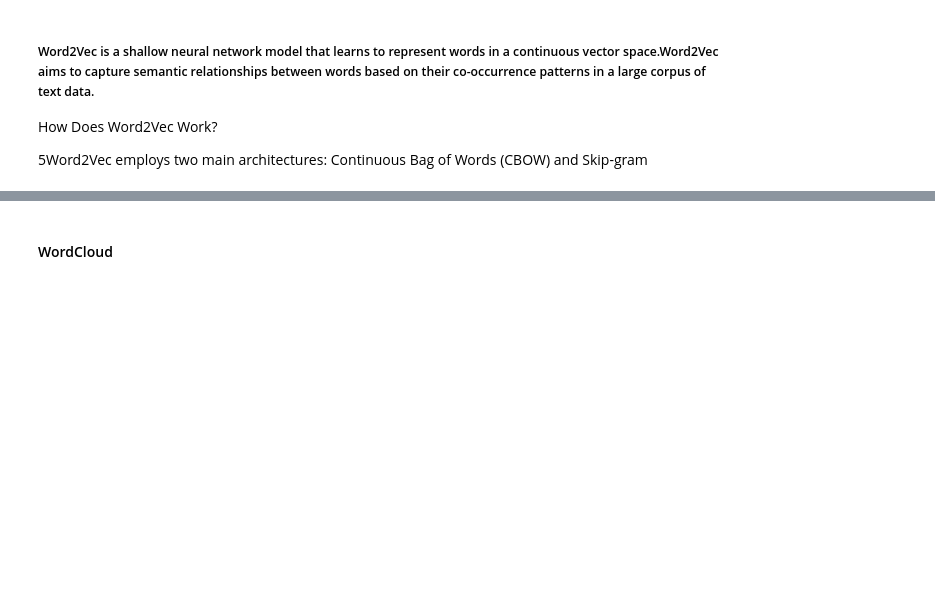
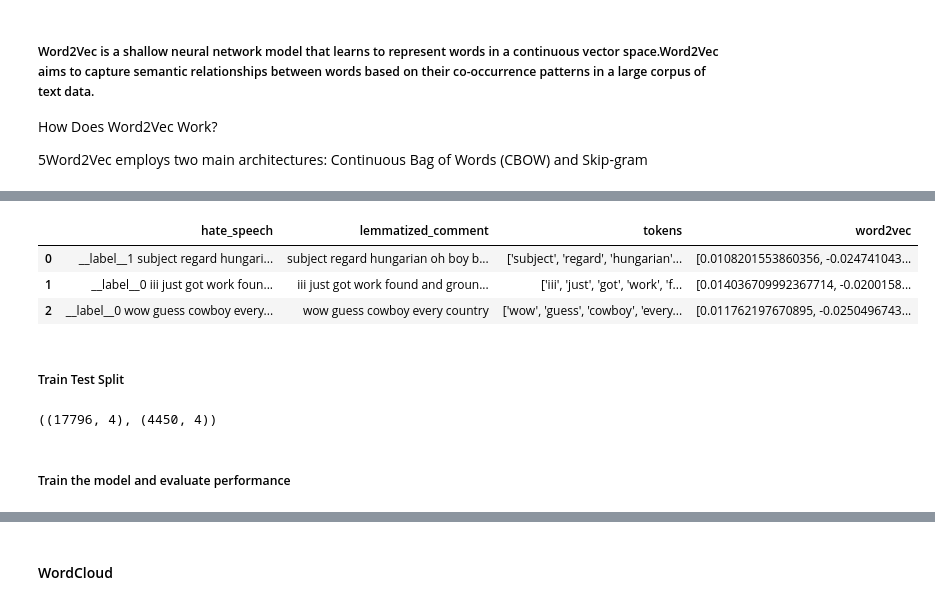
Before and after one commit to spring-board-b2-hate-speech/Group-3, a Jupyter notebook: Text_Representation/Text_Representation.ipynb, the cells around one changed output, grey strips where cells are left out. Drawn from its saved outputs; the diff is of its cells as text; code cells hidden in the pictures; blank space fills up the shorter version.

```diff
--- a/Text_Representation/Text_Representation.ipynb
+++ b/Text_Representation/Text_Representation.ipynb
@@ -385,0 +495,10 @@ model.wv.similarity(w1="women", w2="men")
+# %%
+df['hate_speech'] = df['hate_speech'] + ' ' + df['lemmatized_comment']
+df.head(3)
+# %% [output]
+|  | hate_speech | lemmatized_comment | tokens | word2vec |
+| 0 | __label__1 subject regard hungari... | subject regard hungarian oh boy b... | ['subject', 'regard', 'hungarian'... | [0.0108201553860356, -0.024741043... |
+| 1 | __label__0 iii just got work foun... | iii just got work found and groun... | ['iii', 'just', 'got', 'work', 'f... | [0.014036709992367714, -0.0200158... |
+| 2 | __label__0 wow guess cowboy every... | wow guess cowboy every country | ['wow', 'guess', 'cowboy', 'every... | [0.011762197670895, -0.0250496743... |
+# %% [markdown]
+##### Train Test Split
@@ -385,0 +509,4 @@ model.wv.similarity(w1="women", w2="men")
+# %%
+train.shape, test.shape
+# %% [output]
+((17796, 4), (4450, 4))
@@ -385,0 +516,2 @@ model.wv.similarity(w1="women", w2="men")
+# %% [markdown]
+##### Train the model and evaluate performance
```
Also changed, not shown: parts of 71 cells of this notebook, 1 other file.
